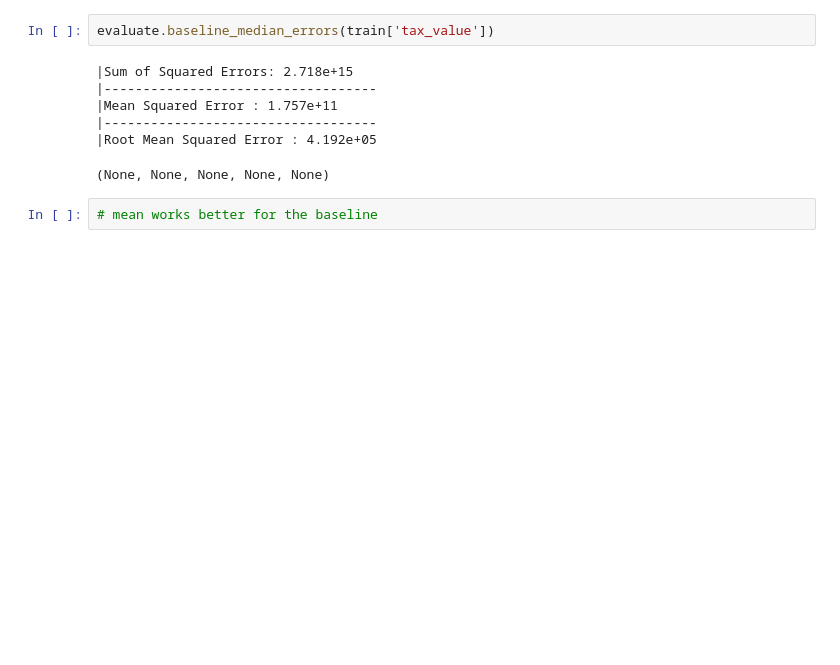
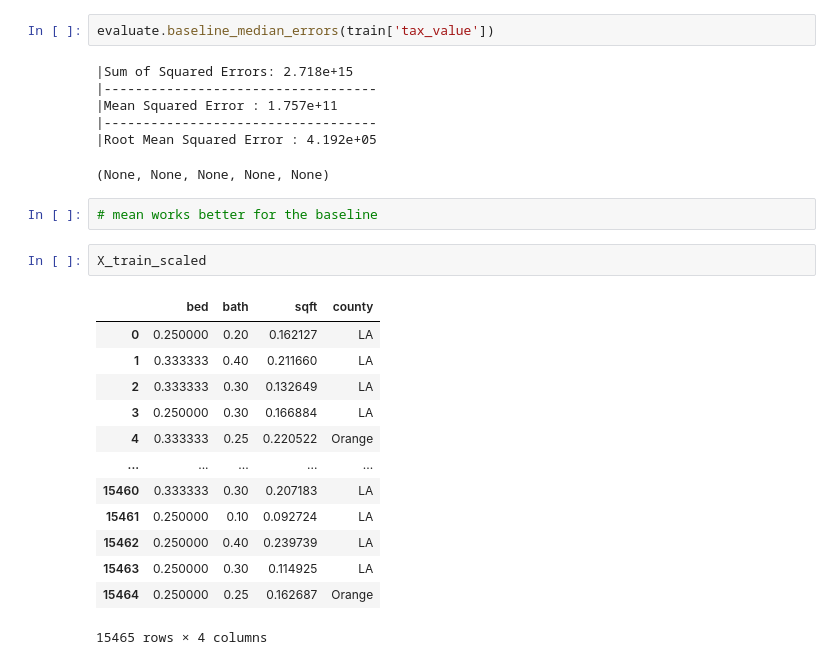
Before and after one commit to parkervoit/zillow-regression-project, a Jupyter notebook: scratch_workbook.ipynb, the cells around one changed output. Drawn from its saved outputs; the diff is of its cells as text; blank space fills up the shorter version.

```diff
--- a/scratch_workbook.ipynb
+++ b/scratch_workbook.ipynb
@@ -229,3 +229,19 @@ evaluate.baseline_median_errors(train['tax_value'])
 (None, None, None, None, None)
 # %%
 # mean works better for the baseline
+# %%
+X_train_scaled
+# %% [output]
+|  | bed | bath | sqft | county |
+| 0 | 0.250000 | 0.20 | 0.162127 | LA |
+| 1 | 0.333333 | 0.40 | 0.211660 | LA |
+| 2 | 0.333333 | 0.30 | 0.132649 | LA |
+| 3 | 0.250000 | 0.30 | 0.166884 | LA |
+| 4 | 0.333333 | 0.25 | 0.220522 | Orange |
+| ... | ... | ... | ... | ... |
+| 15460 | 0.333333 | 0.30 | 0.207183 | LA |
+| 15461 | 0.250000 | 0.10 | 0.092724 | LA |
+| 15462 | 0.250000 | 0.40 | 0.239739 | LA |
+| 15463 | 0.250000 | 0.30 | 0.114925 | LA |
+| 15464 | 0.250000 | 0.25 | 0.162687 | Orange |
+15465 rows × 4 columns
```
Also changed, not shown: parts of 15 cells of this notebook, 4 other files.
